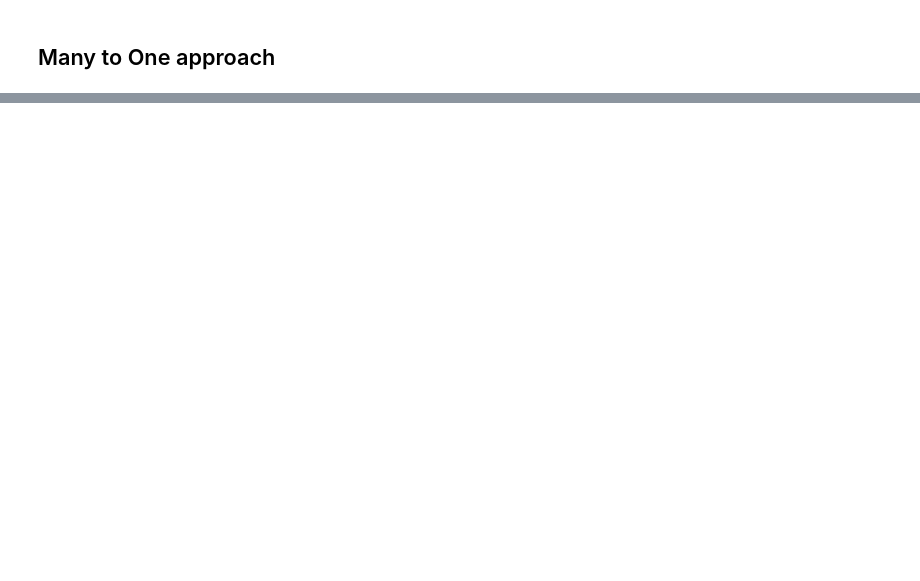
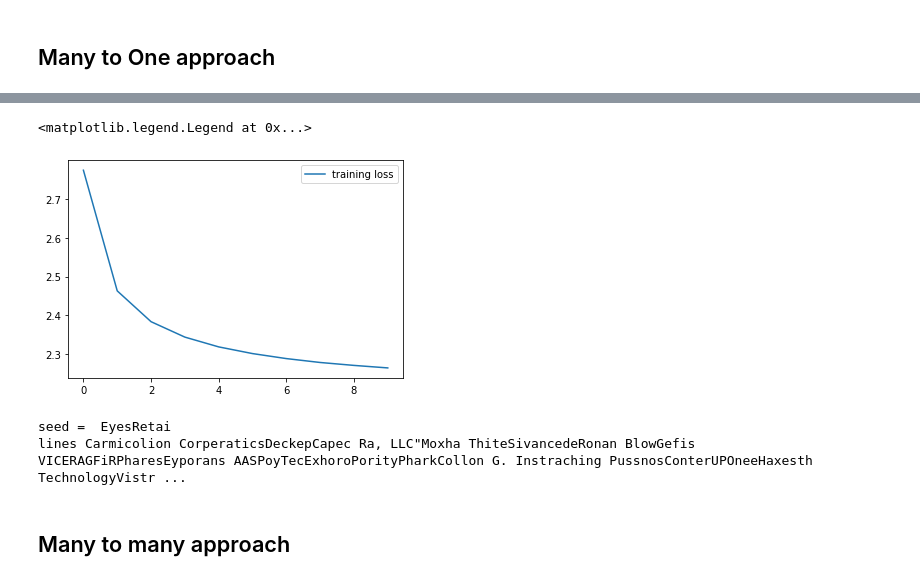
Before and after one commit to goodnic/MSE-TSM_DeLearn, a Jupyter notebook: Exercises/11/ex1_startup_names_g16.ipynb, the cells around one changed output, grey strips where cells are left out. Saved outputs shown, nothing was run; the diff lists cells and outputs as text; code cells hidden in the pictures; blank space fills up the shorter version.

```diff
--- a/Exercises/11/ex1_startup_names_g16.ipynb
+++ b/Exercises/11/ex1_startup_names_g16.ipynb
@@ -83,10 +186,7 @@ class RNNModel(nn.Module):
     def __init__(self, input_size, hidden_size, layer_size, num_classes):
         super().__init__()
         self.rnn = nn.RNN(input_size, hidden_size, layer_size, batch_first=True)
-        self.fc = nn.Sequential(
-            nn.Linear(hidden_size, num_classes),
-            nn.Softmax(dim=-1),
-        )
+        self.fc = nn.Linear(hidden_size, num_classes)
 
     def forward(self, x):
         out, _ = self.rnn(x)
@@ -556,24 +227,0 @@ def predict(model, data):
-# %%
-# Create dataloader from X,y tensors
-datasett = TensorDataset(X, y)
-train_loader = DataLoader(datasett, batch_size=batch_size, shuffle=True)
-# %%
-%%time
-# train the model
-
-# Keep track of stats to plot them
-train_losses = []
-train_accuracies = []
-val_losses = []
-val_accuracies = []
-
-epochs = 10
-for epoch in range(1, epochs + 1):
-    train_result = train(epoch, modelmm, train_loader)
-    train_losses.append(train_result["loss"])
-    train_accuracies.append(train_result["accuracy"])
-
-
-plt.plot(train_losses, label='Training loss')
-plt.legend()
-plt.grid()
@@ -618,0 +228,10 @@ print(generated_text)
+# %%
+%%time
+
+train_losses = []
+train_accuracies = []
+
+for epoch in range(1, epochs + 1):
+    train_result = train(epoch, model, train_loader, criterion)
+    train_losses.append(train_result["loss"])
+    train_accuracies.append(train_result["accuracy"])
@@ -618,0 +281,13 @@ print(generated_text)
+# %%
+plt.plot(train_losses, label="training loss")
+plt.legend()
+# %% [output]
+<matplotlib.legend.Legend at 0x...>
+[figure, added]
+# %%
+generate_text(model, length=1000)
+# %% [output]
+seed =  EyesRetai
+lines Carmicolion CorperaticsDeckepCapec Ra, LLC"Moxha ThiteSivancedeRonan BlowGefis VICERAGFiRPharesEyporans AASPoyTecExhoroPorityPharkCollon G. Instraching PussnosConterUPOneeHaxesth TechnologyVistr ...
+# %% [markdown]
+## Many to many approach
```
Also changed, not shown: parts of 52 cells of this notebook.
